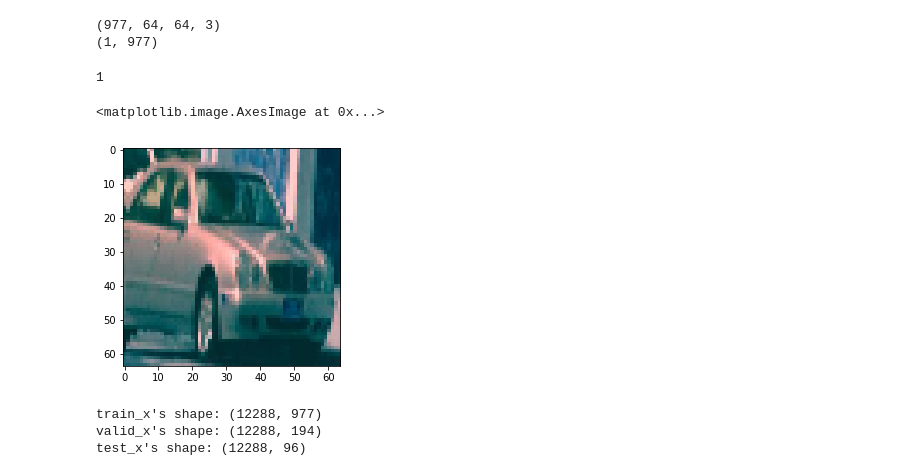
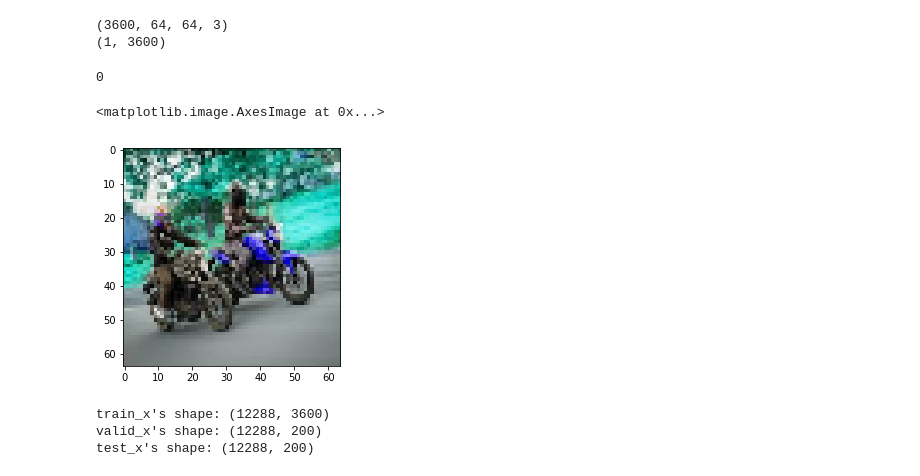
Before and after one commit to qkhanh711/DeepLearning_MidTerm, a Jupyter notebook: MidTerm/MidTerm/Mid_term.ipynb, the cells around one changed output. Drawn from its saved outputs; the diff is of its cells as text; code cells hidden in the pictures.

Commit message:
modify with another dataset

```diff
--- a/MidTerm/MidTerm/Mid_term.ipynb
+++ b/MidTerm/MidTerm/Mid_term.ipynb
@@ -5,22 +7,22 @@ from utils_Optimizer import *
 # %%
-root = r"..\data\CarTruck"
-train_x_orig, train_y = load_data(root=root, set_type="train")
-valid_x_orig, valid_y = load_data(root=root, set_type="valid")
-test_x_orig, test_y = load_data(root=root, set_type="test")
+root = r"C:\Users\User\Documents\Ky_4\Deep Learning\Mid_term\Dataset"
+train_x_orig, train_y = load_data(root=root, set_type="Train")
+valid_x_orig, valid_y = load_data(root=root, set_type="Valid")
+test_x_orig, test_y = load_data(root=root, set_type="Test")
 # %%
 print(train_x_orig.shape)
 print(train_y.shape)
 # %% [output]
-(977, 64, 64, 3)
-(1, 977)
+(3600, 64, 64, 3)
+(1, 3600)
 # %%
-i = 0
-print(train_y[i][0])
+i = 17
+print(train_y[0][i])
 plt.imshow(train_x_orig[i])
 # %% [output]
-1
+0
 <matplotlib.image.AxesImage at 0x...>
-[figure, old version]
+[figure, new version]
 # %%
 train_x_flatten = train_x_orig.reshape(train_x_orig.shape[0], -1).T
 valid_x_flatten = valid_x_orig.reshape(valid_x_orig.shape[0], -1).T
@@ -34,7 +36,7 @@ print ("train_x's shape: " + str(train_x.shape))
 print ("valid_x's shape: " + str(valid_x.shape))
 print ("test_x's shape: " + str(test_x.shape))
 # %% [output]
-train_x's shape: (12288, 977)
-valid_x's shape: (12288, 194)
-test_x's shape: (12288, 96)
+train_x's shape: (12288, 3600)
+valid_x's shape: (12288, 200)
+test_x's shape: (12288, 200)
 # %%
```
Also changed, not shown: parts of 11 cells of this notebook.
